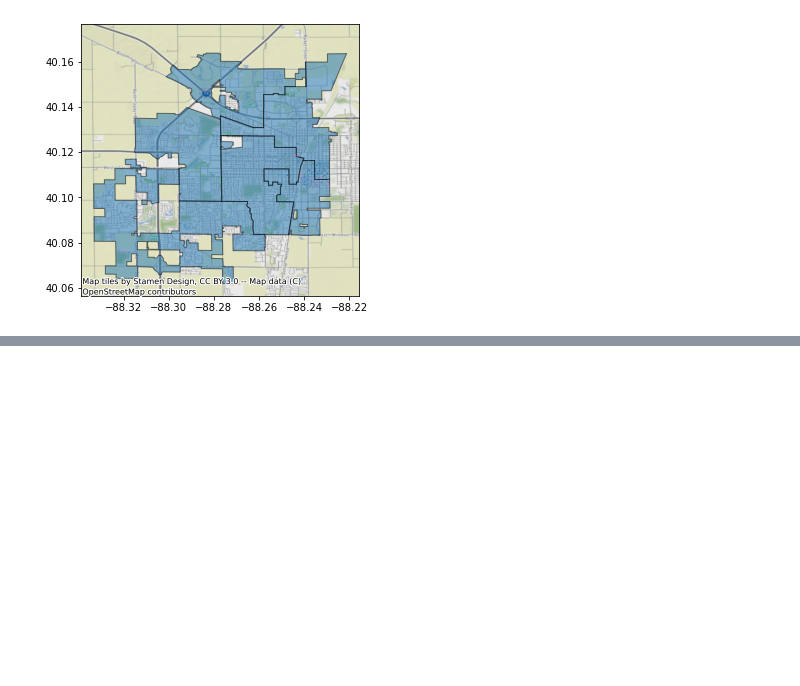
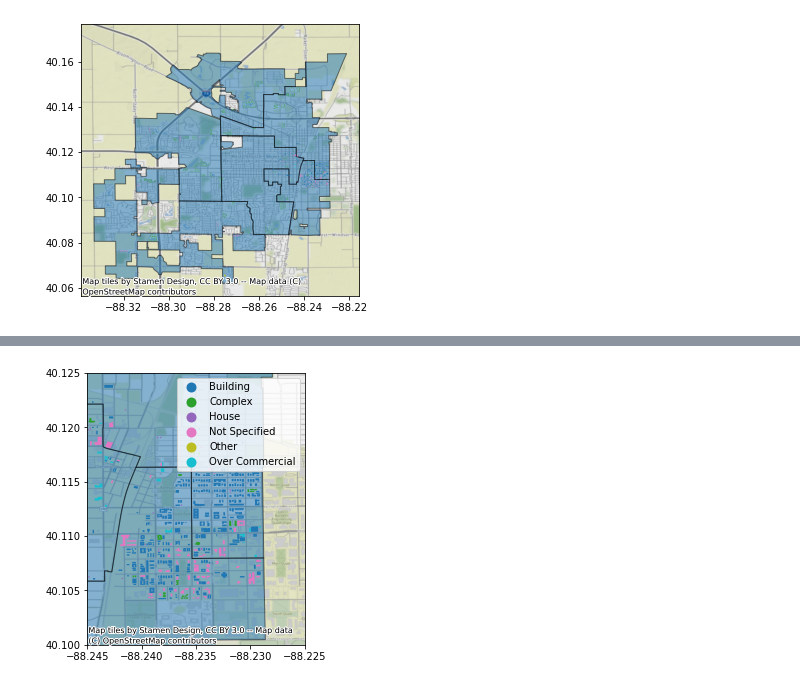
Before and after one commit to UIUC-iSchool-DataViz/is445_spring2021, a Jupyter notebook: week07/inClass_week07.ipynb, the cells around one changed output, grey strips where cells are left out. Cells and saved outputs as stored; diff of their text form; code cells hidden in the pictures; blank space fills up the shorter version.

```diff
--- a/week07/inClass_week07.ipynb
+++ b/week07/inClass_week07.ipynb
@@ -610,0 +613,14 @@ plt.show()
+# %%
+fig, ax = plt.subplots(figsize=(5,5))
+
+ax.set_xlim(-88.245, -88.225)
+ax.set_ylim(40.10, 40.125)
+
+gdf_councils.plot(ax=ax, alpha=0.5, edgecolor='k')
+gdf_apt.plot(column='Building_Type',ax=ax, cmap='tab10', legend=True)
+#ctx.add_basemap(ax=ax, crs=gdf_councils.crs.to_string())
+ctx.add_basemap(ax=ax, crs=gdf_councils.crs)
+
+plt.show()
+# %% [output]
+[figure, added]
```
Also changed, not shown: parts of 1 cell of this notebook.
